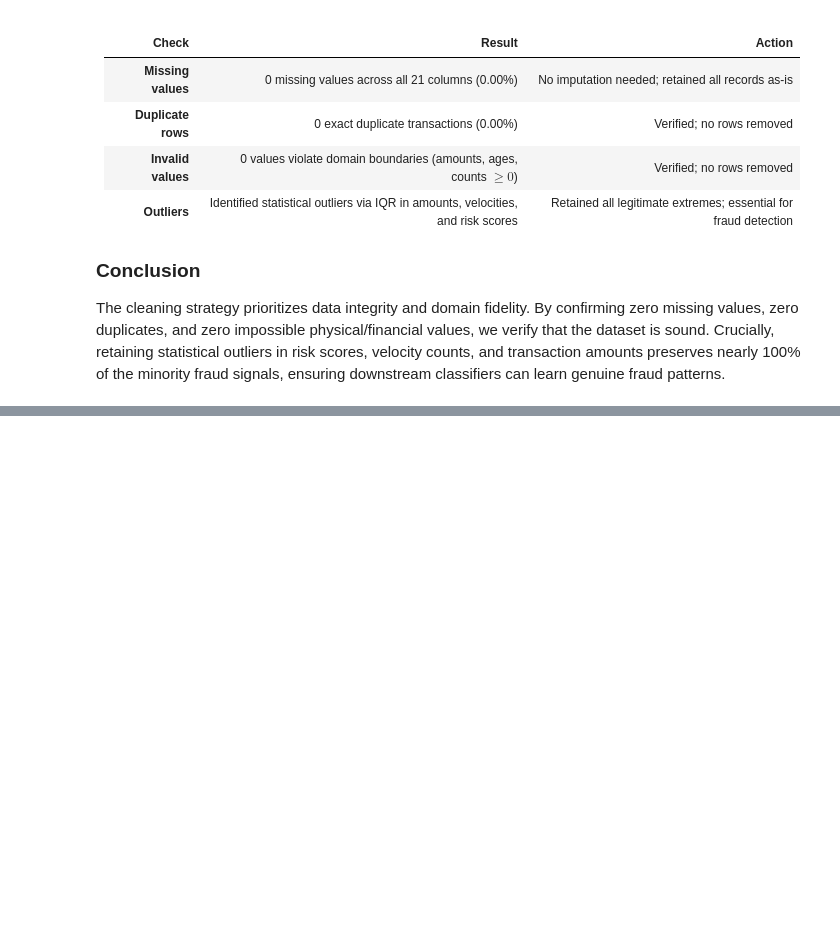
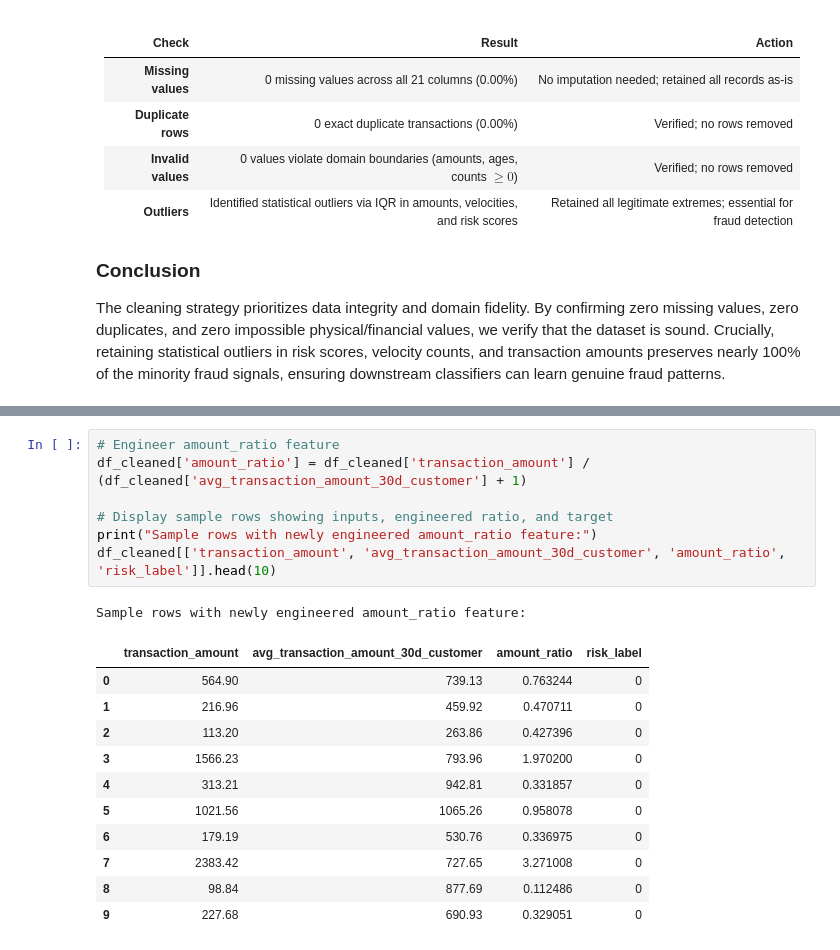
Before and after one commit to anish435/ML_capstone_project, a Jupyter notebook: notebooks/classification.ipynb, the cells around one changed output, grey strips where cells are left out. Cells and saved outputs as stored; diff of their text form; blank space fills up the shorter version.

```diff
--- a/notebooks/classification.ipynb
+++ b/notebooks/classification.ipynb
@@ -629,0 +641,20 @@ The cleaning strategy prioritizes data integrity and domain fidelity. By confirm
+# %%
+# Engineer amount_ratio feature
+df_cleaned['amount_ratio'] = df_cleaned['transaction_amount'] / (df_cleaned['avg_transaction_amount_30d_customer'] + 1)
+
+# Display sample rows showing inputs, engineered ratio, and target
+print("Sample rows with newly engineered amount_ratio feature:")
+df_cleaned[['transaction_amount', 'avg_transaction_amount_30d_customer', 'amount_ratio', 'risk_label']].head(10)
+# %% [output]
+Sample rows with newly engineered amount_ratio feature:
+|  | transaction_amount | avg_transaction_amount_30d_customer | amount_ratio | risk_label |
+| 0 | 564.90 | 739.13 | 0.763244 | 0 |
+| 1 | 216.96 | 459.92 | 0.470711 | 0 |
+| 2 | 113.20 | 263.86 | 0.427396 | 0 |
+| 3 | 1566.23 | 793.96 | 1.970200 | 0 |
+| 4 | 313.21 | 942.81 | 0.331857 | 0 |
+| 5 | 1021.56 | 1065.26 | 0.958078 | 0 |
+| 6 | 179.19 | 530.76 | 0.336975 | 0 |
+| 7 | 2383.42 | 727.65 | 3.271008 | 0 |
+| 8 | 98.84 | 877.69 | 0.112486 | 0 |
+| 9 | 227.68 | 690.93 | 0.329051 | 0 |
```
Also changed, not shown: parts of 11 cells of this notebook, 1 other file.
